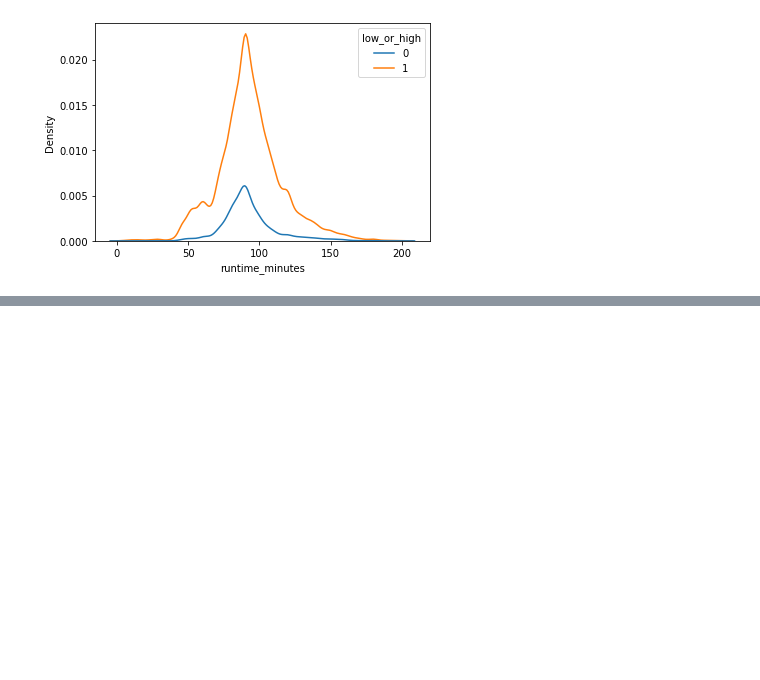
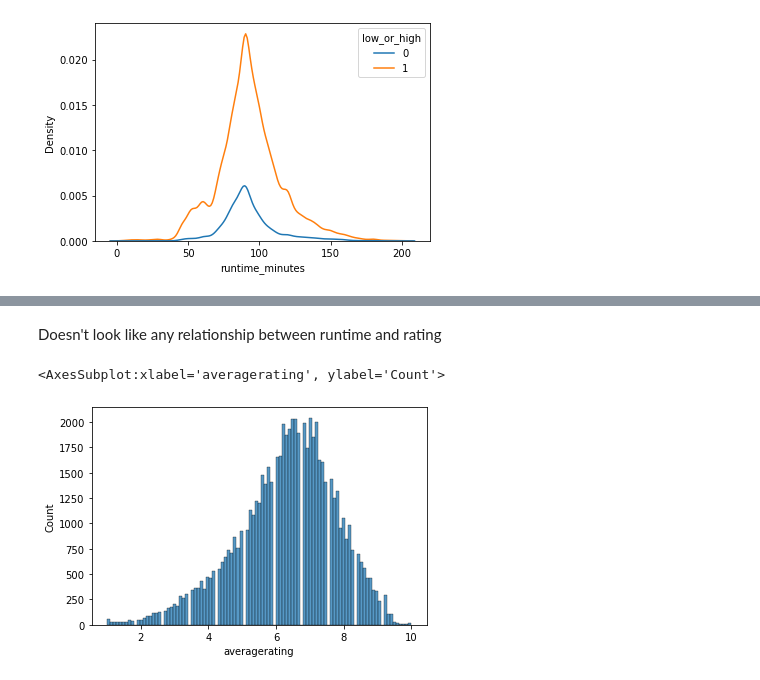
Before and after one commit to learn-co-curriculum/dsc-phase-2-project-v3, a Jupyter notebook: eda_kip.ipynb, the cells around one changed output, grey strips where cells are left out. Saved outputs shown, nothing was run; the diff lists cells and outputs as text; code cells hidden in the pictures; blank space fills up the shorter version.

```diff
--- a/eda_kip.ipynb
+++ b/eda_kip.ipynb
@@ -1300,0 +1391,8 @@ sns.kdeplot(data=df_test_dropped, x='runtime_minutes', hue='low_or_high')
+# %% [markdown]
+Doesn't look like any relationship between runtime and rating
+# %%
+# create a normal distribution graph in seaborn of the averagerating column in df_test_dropped
+sns.histplot(data=df_test_dropped, x='averagerating')
+# %% [output]
+<AxesSubplot:xlabel='averagerating', ylabel='Count'>
+[figure, added]
```
Also changed, not shown: parts of 39 cells of this notebook.
